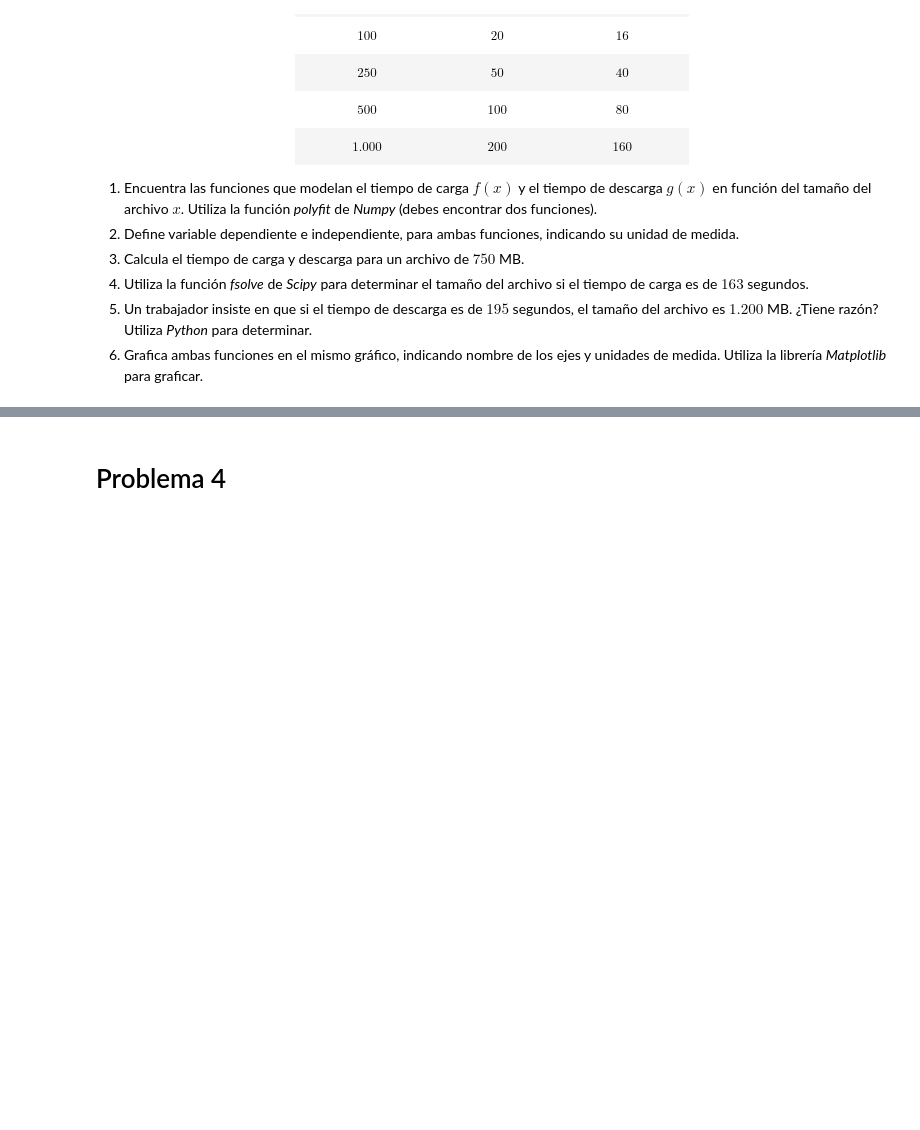
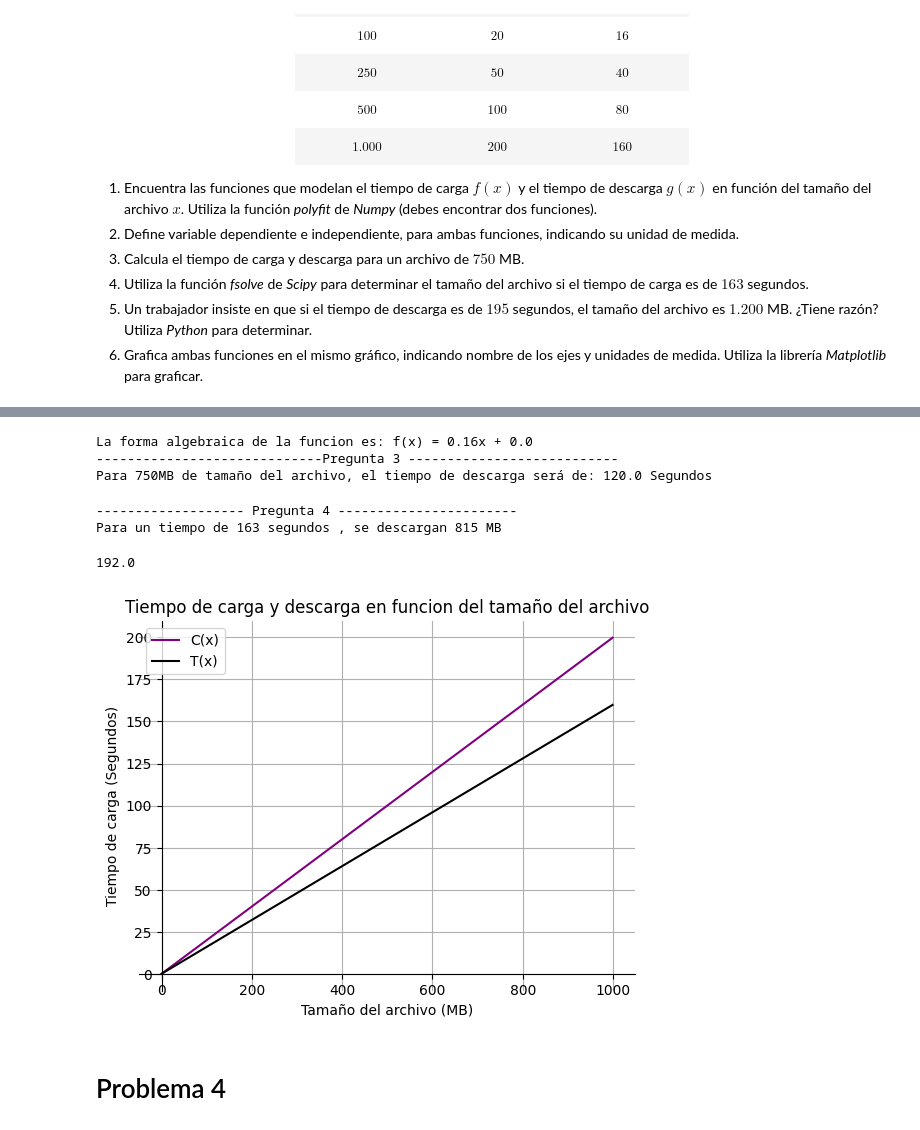
Before and after one commit to Cr1stoph/MAteAplicada, a Jupyter notebook: G2_Función_Lineal.ipynb, the cells around one changed output, grey strips where cells are left out. Cells and saved outputs as stored; diff of their text form; code cells hidden in the pictures; blank space fills up the shorter version.

```diff
--- a/G2_Función_Lineal.ipynb
+++ b/G2_Función_Lineal.ipynb
@@ -155,3 +221,66 @@ Una empresa de tecnología quiere optimizar el tiempo de carga y descarga de arc
+# %%
+#Variable independiente: Tamaño del archivo (MB)
+#Variable dependiente: Tiempo de descarga(Segundos)
+#---------------Segunda funcion------------------
+vi = [50,100,250,500,1000]
+vd = [8,16,40,80,160]
+m1,n1 = np.polyfit(vi,vd,1)
+m = round(m1,5)
+n = round(n1,5)
+print(f'La forma algebraica de la funcion es: f(x) = {m}x + {n}')
+#-----------------Pregunta 3 ---------------
+print('-----------------------------Pregunta 3 ---------------------------')
+def T(x):
+    return 0.16 * x
+print(f'Para 750MB de tamaño del archivo, el tiempo de descarga será de: {T(750)} Segundos')
+# %% [output]
+La forma algebraica de la funcion es: f(x) = 0.16x + 0.0
+-----------------------------Pregunta 3 ---------------------------
+Para 750MB de tamaño del archivo, el tiempo de descarga será de: 120.0 Segundos
+# %%
+import sympy as sp
+print('------------------- Pregunta 4 -----------------------')
+x = sp.Symbol('X')
+ecuacion = C(x) - 163
+solucion = sp.solve(ecuacion, x)
+print(f'Para un tiempo de 163 segundos , se descargan {round(solucion[0])} MB')
+# %% [output]
+------------------- Pregunta 4 -----------------------
+Para un tiempo de 163 segundos , se descargan 815 MB
+# %%
+#------------Pregunta 5 ---------------
+print(f'el tiempo de descarga de 1.200 MB es de:{T(1200)}')
+print('Por lo tanto podemos decir que el trabajador está en lo incorrecto ya que es de 192 segundos no de 195 como el dijo')
+# %% [output]
+192.0
+# %%
+#----------- Pregunta 6 -----------------
+#Carga
+import matplotlib.pyplot as plt
+
+def C(x):
+    return 0.2 * x
+
+
+x = np.arange(0 , 1000 , 1)
+plt.plot(x,C(x), label = 'C(x)', color = 'purple')
+plt.plot(x,T(x), label = 'T(x)', color = 'black')
+plt.title('Tiempo de carga y descarga en funcion del tamaño del archivo')
+plt.xlabel('Tamaño del archivo (MB)') #independiente
+plt.ylabel('Tiempo de carga (Segundos)') #dependiente
+plt.grid()
+plt.legend()
+
+#plt.xlim(0 , 9)#depende del mismo dominio contextualizado limites del X
+#plt.ylim(0 , 25) #son los numeros que aparecen como limite en el Y
+
+#modificador de spines
+ax = plt.gca()
+ax.spines[['left','bottom']].set_position(('data',0))
+ax.spines[['right', 'top']].set_visible(False)
+plt.show()
+# %% [output]
+[figure, added]
 # %% [markdown]
 # Problema 4
 # %% [markdown]
```
Also changed, not shown: parts of 20 cells of this notebook.
